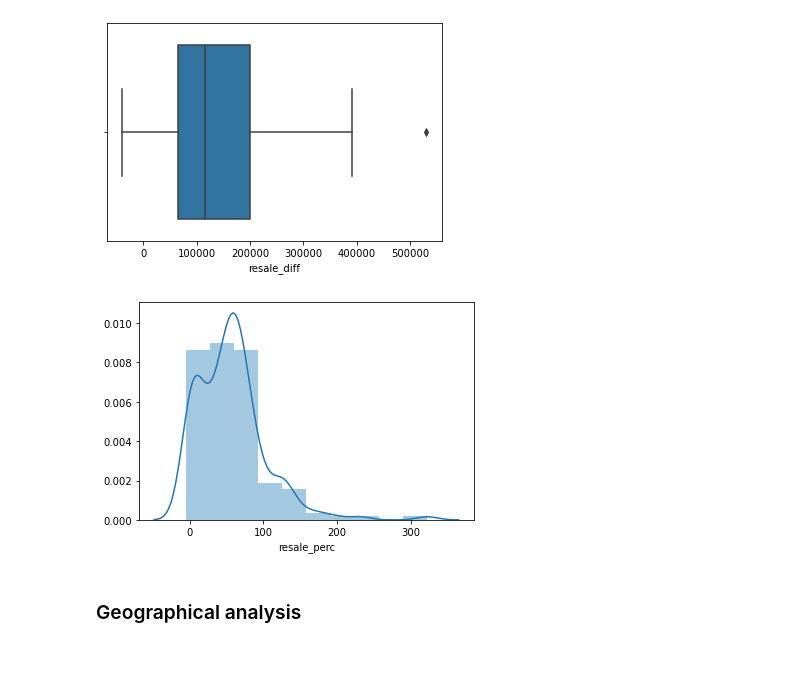
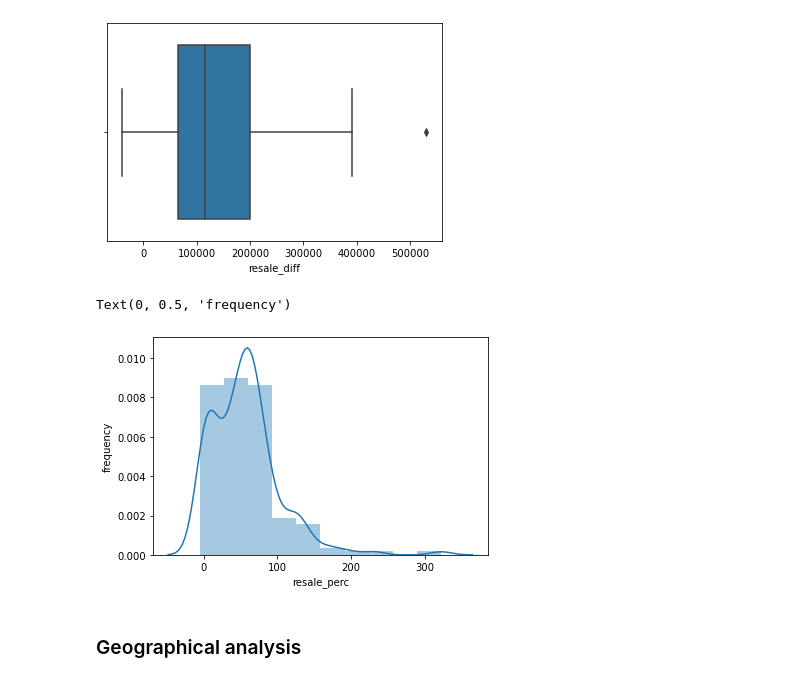
Before and after one commit to dave-py/eda_real-estate, a Jupyter notebook: EDA_real_estate.ipynb, the cells around one changed output. Drawn from its saved outputs; the diff is of its cells as text; code cells hidden in the pictures.

```diff
--- a/EDA_real_estate.ipynb
+++ b/EDA_real_estate.ipynb
@@ -548,0 +545,3 @@ categorical_var=["waterfront"]
+# %%
+X["price_norm"] = np.log(X.price)
+X.price_norm.plot(kind="hist")
@@ -548,0 +560,7 @@ categorical_var=["waterfront"]
+# %%
+X["sqft_living_norm"]= np.log(X.loc[:,["sqft_living"]])
+
+#transformed histogram and normal probability plot
+sns.distplot(X["sqft_living_norm"], fit=norm, bins=50, kde=False);
+fig = plt.figure()
+res = stats.probplot(X["sqft_living_norm"], plot=plt)
@@ -759,8 +826,10 @@ sns.boxplot(data=resales, x=resales.resale_diff)
 [figure]
 # %%
 sns.distplot(resales.resale_perc, bins=10);
+plt.ylabel("frequency")
 # %% [output]
+Text(0, 0.5, 'frequency')
-[figure, old version]
+[figure, new version]
 # %% [markdown]
 ### Geographical analysis
 # %%
```
Also changed, not shown: parts of 39 cells of this notebook, 6 other files.
